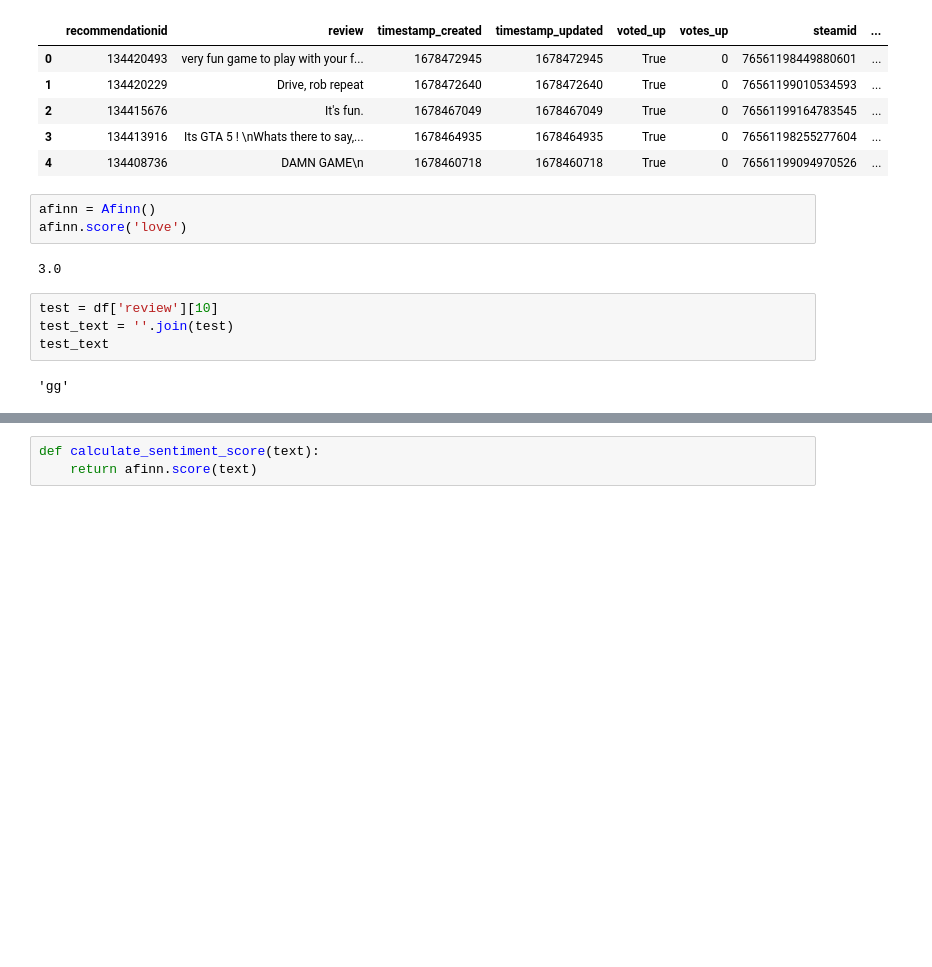
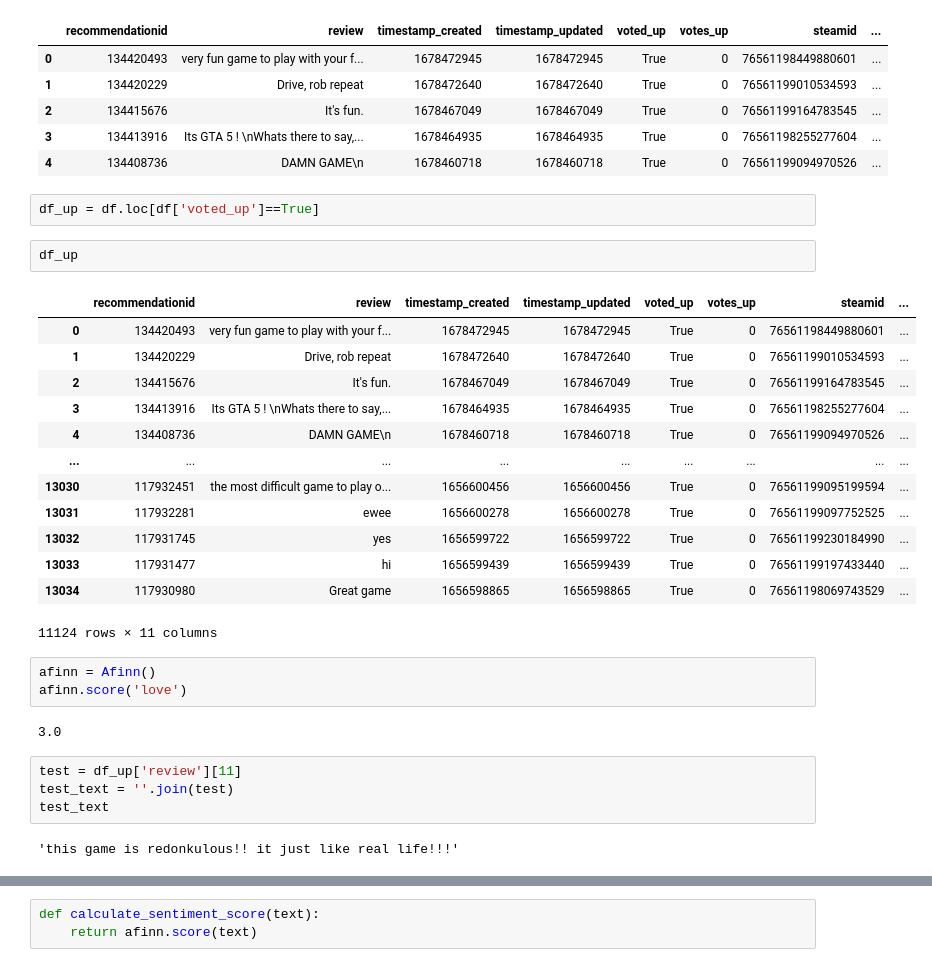
Before and after one commit to CarlosGG18/Rockstar-Games-Sentiment-Analysis, a Jupyter notebook: modeling.ipynb, the cells around one changed output, grey strips where cells are left out. Drawn from its saved outputs; the diff is of its cells as text; blank space fills up the shorter version.

```diff
--- a/modeling.ipynb
+++ b/modeling.ipynb
@@ -37,17 +41,35 @@ df.head()
 | 2 | 134415676 | It's fun. | 1678467049 | 1678467049 | True | 0 | 76561199164783545 | ... |
 | 3 | 134413916 | Its GTA 5 ! \nWhats there to say,... | 1678464935 | 1678464935 | True | 0 | 76561198255277604 | ... |
 | 4 | 134408736 | DAMN GAME\n | 1678460718 | 1678460718 | True | 0 | 76561199094970526 | ... |
+# %%
+df_up = df.loc[df['voted_up']==True]
+# %%
+df_up
+# %% [output]
+|  | recommendationid | review | timestamp_created | timestamp_updated | voted_up | votes_up | steamid | ... |
+| 0 | 134420493 | very fun game to play with your f... | 1678472945 | 1678472945 | True | 0 | 76561198449880601 | ... |
+| 1 | 134420229 | Drive, rob repeat | 1678472640 | 1678472640 | True | 0 | 76561199010534593 | ... |
+| 2 | 134415676 | It's fun. | 1678467049 | 1678467049 | True | 0 | 76561199164783545 | ... |
+| 3 | 134413916 | Its GTA 5 ! \nWhats there to say,... | 1678464935 | 1678464935 | True | 0 | 76561198255277604 | ... |
+| 4 | 134408736 | DAMN GAME\n | 1678460718 | 1678460718 | True | 0 | 76561199094970526 | ... |
+| ... | ... | ... | ... | ... | ... | ... | ... | ... |
+| 13030 | 117932451 | the most difficult game to play o... | 1656600456 | 1656600456 | True | 0 | 76561199095199594 | ... |
+| 13031 | 117932281 | ewee | 1656600278 | 1656600278 | True | 0 | 76561199097752525 | ... |
+| 13032 | 117931745 | yes | 1656599722 | 1656599722 | True | 0 | 76561199230184990 | ... |
+| 13033 | 117931477 | hi | 1656599439 | 1656599439 | True | 0 | 76561199197433440 | ... |
+| 13034 | 117930980 | Great game | 1656598865 | 1656598865 | True | 0 | 76561198069743529 | ... |
+11124 rows × 11 columns
 # %%
 afinn = Afinn()
 afinn.score('love')
 # %% [output]
 3.0
 # %%
-test = df['review'][10]
+test = df_up['review'][11]
 test_text = ''.join(test)
 test_text
 # %% [output]
-'gg'
+'this game is redonkulous!! it just like real life!!!'
 # %%
 score = afinn.score(test_text)
 print(score)
```
Also changed, not shown: parts of 21 cells of this notebook.
